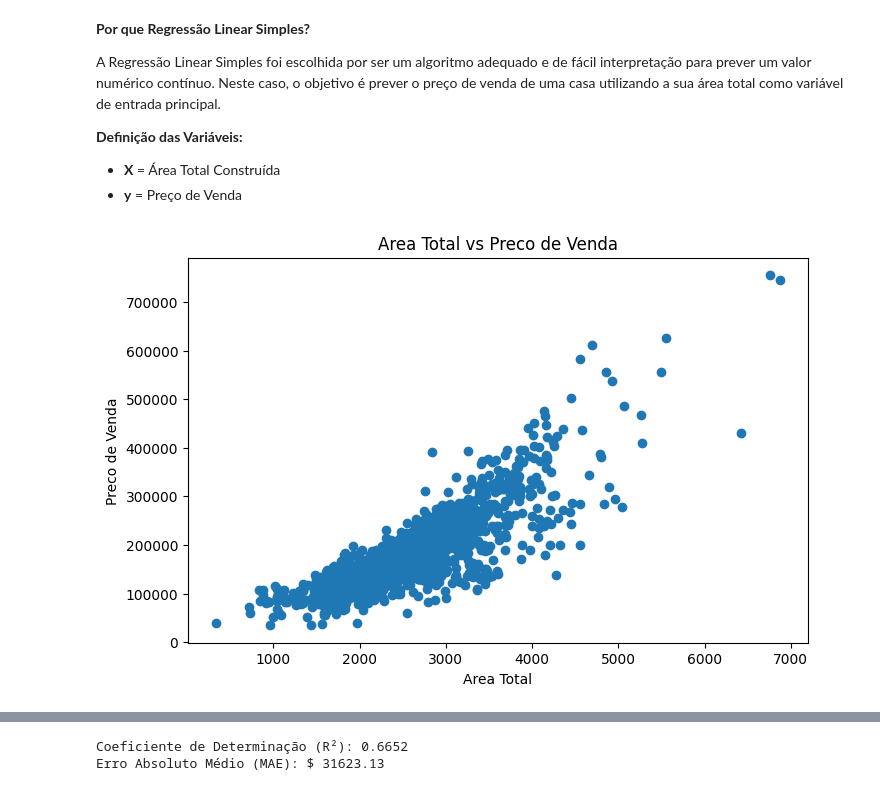
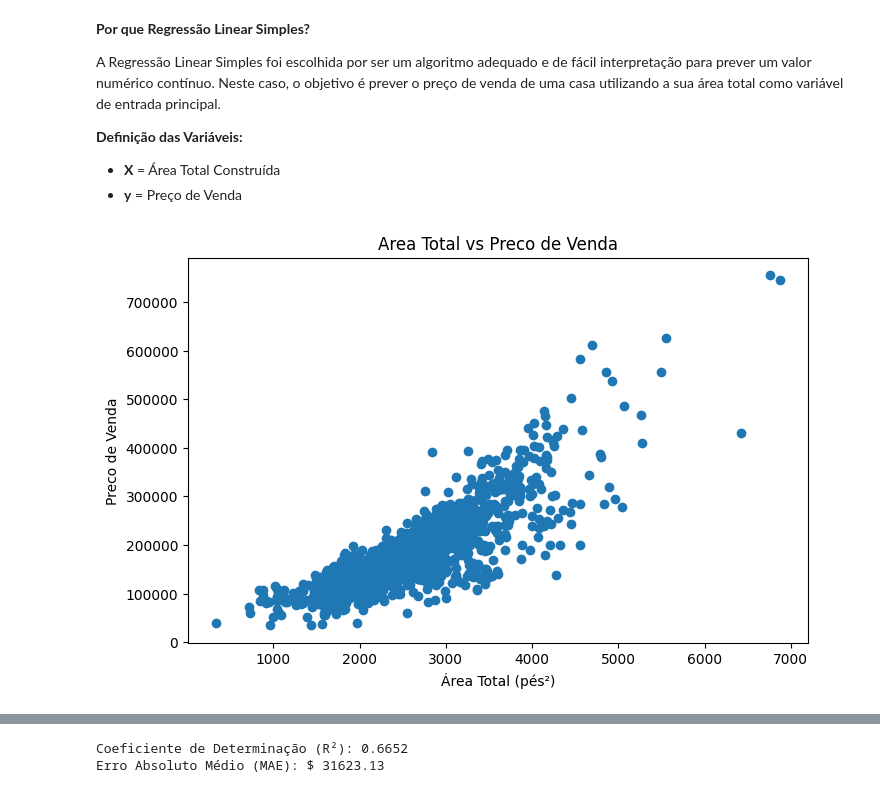
Before and after one commit to Mauro-devs/DataAnalysis, a Jupyter notebook: notebook.ipynb, the cells around one changed output, grey strips where cells are left out. Drawn from its saved outputs; the diff is of its cells as text; code cells hidden in the pictures.

```diff
--- a/notebook.ipynb
+++ b/notebook.ipynb
@@ -409,10 +388,10 @@ A Regressão Linear Simples foi escolhida por ser um algoritmo adequado e de fá
 # %%
 plt.figure(figsize=(8, 5))
 plt.scatter(train_df["Area_Total_Construida"], train_df["Preco_Venda"])
-plt.xlabel("Area Total")
+plt.xlabel("Área Total (pés²)")
 plt.ylabel("Preco de Venda")
 plt.title("Area Total vs Preco de Venda")
 plt.show()
 # %% [output]
-[figure, old version]
+[figure, new version]
 # %% [markdown]
```
Also changed, not shown: parts of 9 cells of this notebook.
